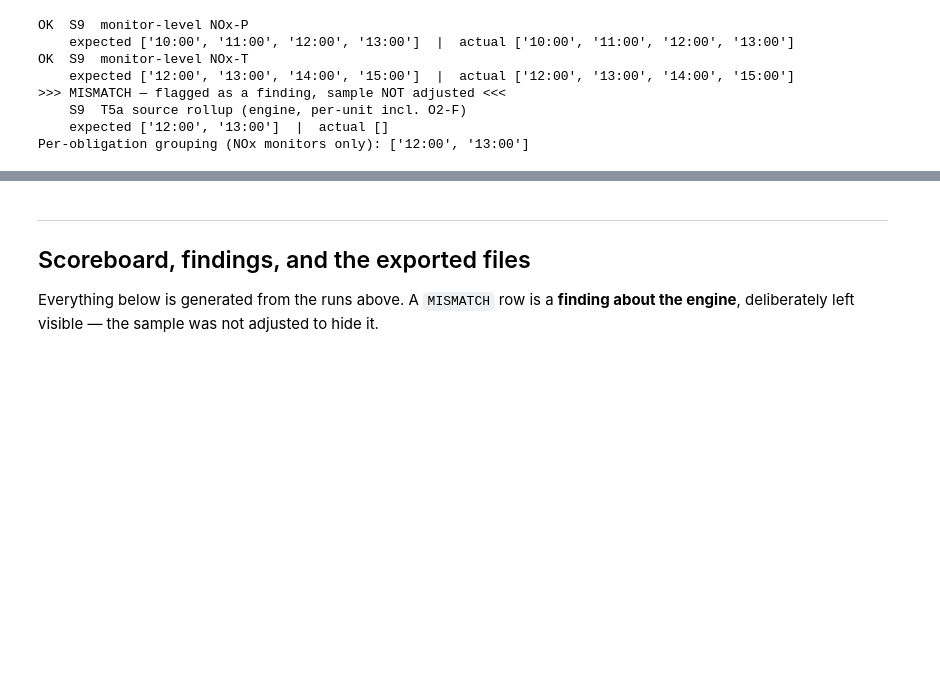
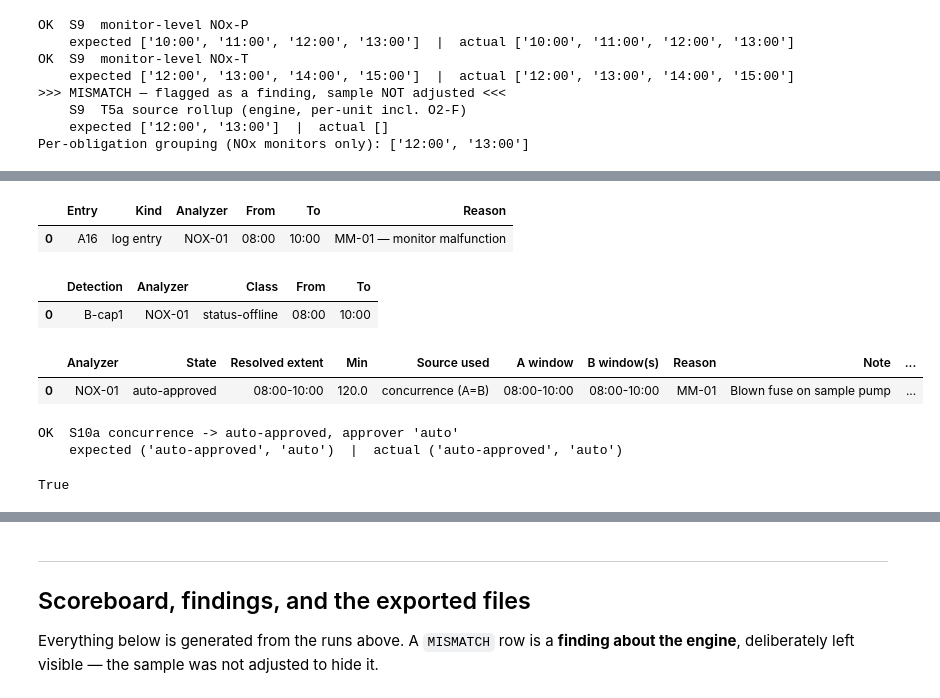
Before and after one commit to ryanhuddleston86/SeeQ-Flare-Project, a Jupyter notebook: clerk_v2/demo_abc.ipynb, the cells around one changed output, grey strips where cells are left out. Saved outputs shown, nothing was run; the diff lists cells and outputs as text; code cells hidden in the pictures; blank space fills up the shorter version.

```diff
--- a/clerk_v2/demo_abc.ipynb
+++ b/clerk_v2/demo_abc.ipynb
@@ -176,10 +185,12 @@ ALL_CELLS, RESULTS = [], []          # for the global invariant + final scoreboa
 CSV_A, CSV_B, CSV_C = [], [], []     # exported at the end as list_a/b/c.csv
 
 def show_a(scenario, events):
+    _CURRENT["s"] = scenario
     rows = [{"Entry": e.EventID,
              "Kind": {"TechEntry": "log entry", "Correction": "AMENDMENT",
                       "DismissalProposed": "DISPUTE", "Approval": "dispute approved",
-                      "SeeqDetection": "detection ticket", "Confirmation": "confirmation"}[e.EventType.value],
+                      "SeeqDetection": "detection ticket", "Confirmation": "confirmation",
+                      "WindowPick": "WINNER PICK (synthetic approval)"}[e.EventType.value],
              "Analyzer": e.AnalyzerCEMIDs[0],
              "From": hh(e.ExtentStartUTC) if e.ExtentStartUTC else "",
              "To": hh(e.ExtentEndUTC) if e.ExtentEndUTC else "(none)",
@@ -678,0 +706,27 @@ Per-obligation grouping (NOx monitors only): ['12:00', '13:00']
+# %%
+# Render enriched records as a table.
+def fmt_w(ws):
+    return " + ".join(f"{s:%H:%M}-{e:%H:%M}" for s, e in ws) or "—"
+
+def show_records(scenario, records):
+    return pd.DataFrame([{
+        "Analyzer": r.Analyzer, "State": r.State,
+        "Resolved extent": fmt_w(r.ResolvedWindows), "Min": r.ResolvedMinutes,
+        "Source used": r.SourceUsed,
+        "A window": fmt_w(r.WindowA), "B window(s)": fmt_w(r.WindowsB),
+        "Reason": r.ReasonCode, "Note": r.Note, "Corrective action": r.CorrectiveAction,
+        "Approver": r.ApproverName or "—", "Decision": r.ApproverDecision or "(pending)",
+        "Approved at": r.ApprovedAtUTC.strftime("%m-%d %H:%M") if r.ApprovedAtUTC else "—",
+        "Paragraphs": ";".join(r.GoverningParagraphs),
+        "Down hours": len(r.DownHours),
+        "Disagreement": r.Disagreement or "—",
+    } for r in records])
+
+def pick_event(target, choice, approver, start=None, end=None):
+    # SYNTHETIC approval stand-in — no UI/workflow exists yet; this event
+    # is what the future approval step will append to the ledger.
+    return Event(EventID=f"{target.EventID}-PICK", EventType=EventType.WindowPick,
+                 TargetEventID=target.EventID, ExtentStartUTC=start, ExtentEndUTC=end,
+                 AnalyzerCEMIDs=list(target.AnalyzerCEMIDs), Category=choice,
+                 ReasonCode="", Actor=approver, ActedAt=target.ActedAt + timedelta(hours=3),
+                 Reason="synthetic approval stand-in", CorrectiveAction="", DetectionClass="")
@@ -678,0 +737,21 @@ Per-obligation grouping (NOx monitors only): ['12:00', '13:00']
+# %%
+a1 = log_entry("NOX-01", H(8), H(10), "MM-01", "Blown fuse on sample pump")
+a1.CorrectiveAction = "Fuse replaced, verified on span gas 10:05"
+A = [a1]; B = [detection("NOX-01", H(8), H(10))]
+display(show_a("S10a", A)); display(show_b("S10a", B))
+C = run_fold(A, B, [unit("NOX-01", "U-S10")], [OperatingWindow("U-S10", H(7), H(11))], H(7), H(11))
+rec = build_list_c(A, B, C)
+display(show_records("S10a", rec))
+check("S10a concurrence -> auto-approved, approver 'auto'",
+      (rec[0].State, rec[0].ApproverName), ("auto-approved", "auto"),
+      "task #52 — record state model")
+# %% [output]
+|  | Entry | Kind | Analyzer | From | To | Reason |
+| 0 | A16 | log entry | NOX-01 | 08:00 | 10:00 | MM-01 — monitor malfunction |
+|  | Detection | Analyzer | Class | From | To |
+| 0 | B-cap1 | NOX-01 | status-offline | 08:00 | 10:00 |
+|  | Analyzer | State | Resolved extent | Min | Source used | A window | B window(s) | Reason | Note | ... |
+| 0 | NOX-01 | auto-approved | 08:00-10:00 | 120.0 | concurrence (A=B) | 08:00-10:00 | 08:00-10:00 | MM-01 | Blown fuse on sample pump | ... |
+OK  S10a concurrence -> auto-approved, approver 'auto'
+    expected ('auto-approved', 'auto')  |  actual ('auto-approved', 'auto')
+True
```
Also changed, not shown: parts of 13 cells of this notebook, 5 other files.
